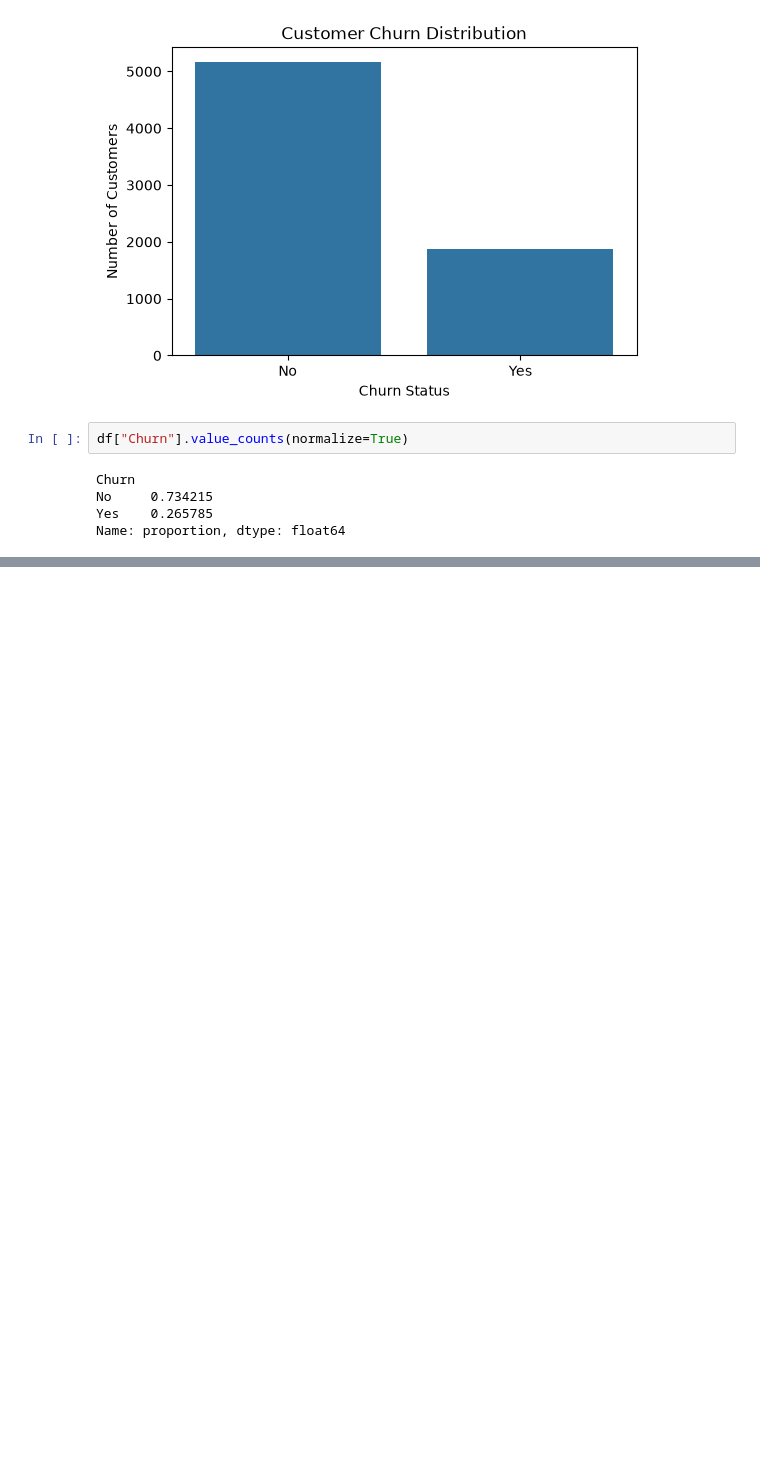
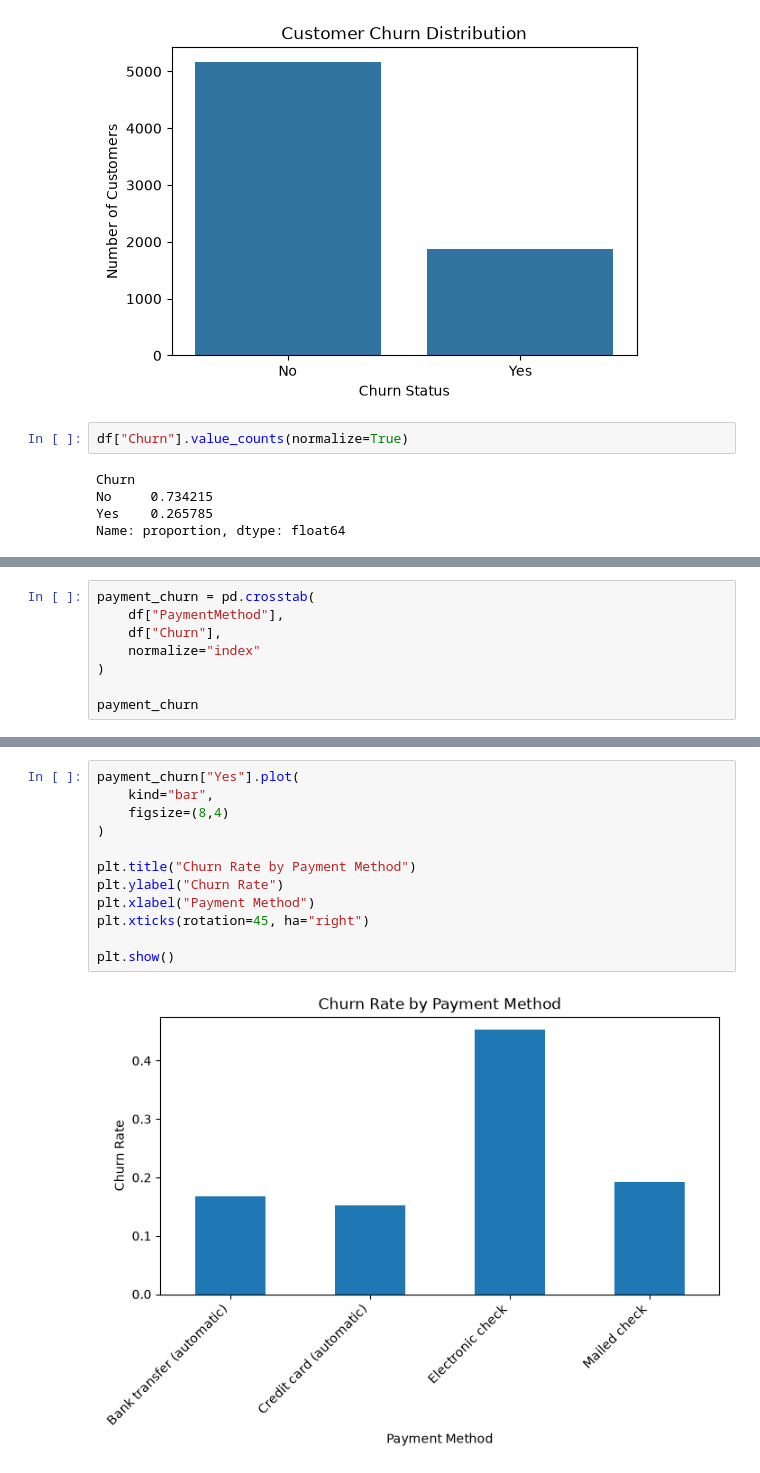
Before and after one commit to boraneak/Customer-Churn-Analysis, a Jupyter notebook: notebooks/churn_analysis.ipynb, the cells around one changed output, grey strips where cells are left out. Saved outputs shown, nothing was run; the diff lists cells and outputs as text; blank space fills up the shorter version.

```diff
--- a/notebooks/churn_analysis.ipynb
+++ b/notebooks/churn_analysis.ipynb
@@ -208,0 +363,8 @@ Name: proportion, dtype: float64
+# %%
+payment_churn = pd.crosstab(
+    df["PaymentMethod"],
+    df["Churn"],
+    normalize="index"
+)
+
+payment_churn
@@ -208,0 +378,14 @@ Name: proportion, dtype: float64
+# %%
+payment_churn["Yes"].plot(
+    kind="bar",
+    figsize=(8,4)
+)
+
+plt.title("Churn Rate by Payment Method")
+plt.ylabel("Churn Rate")
+plt.xlabel("Payment Method")
+plt.xticks(rotation=45, ha="right")
+
+plt.show()
+# %% [output]
+[figure, added]
```
Also changed, not shown: parts of 26 cells of this notebook.
